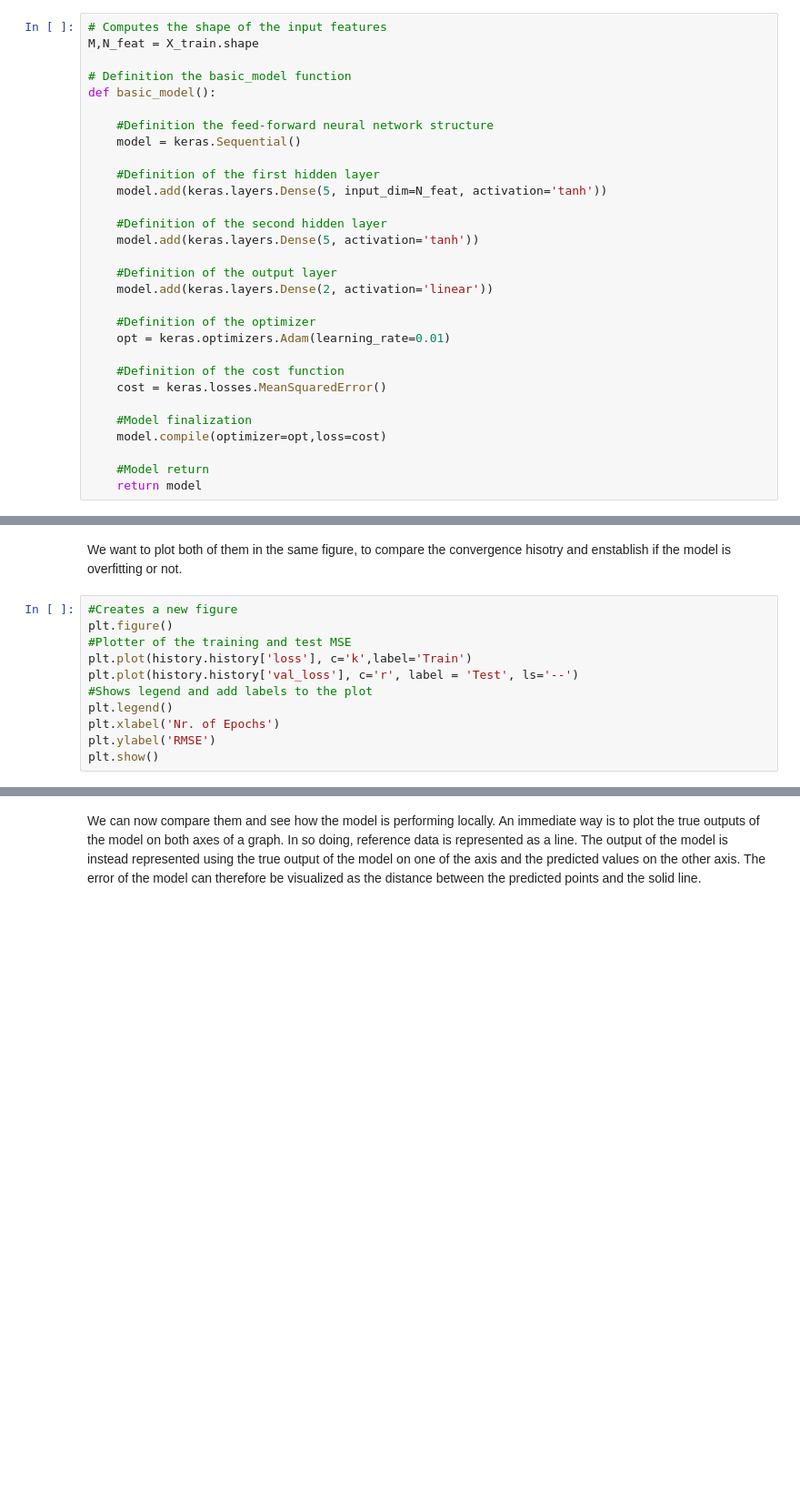
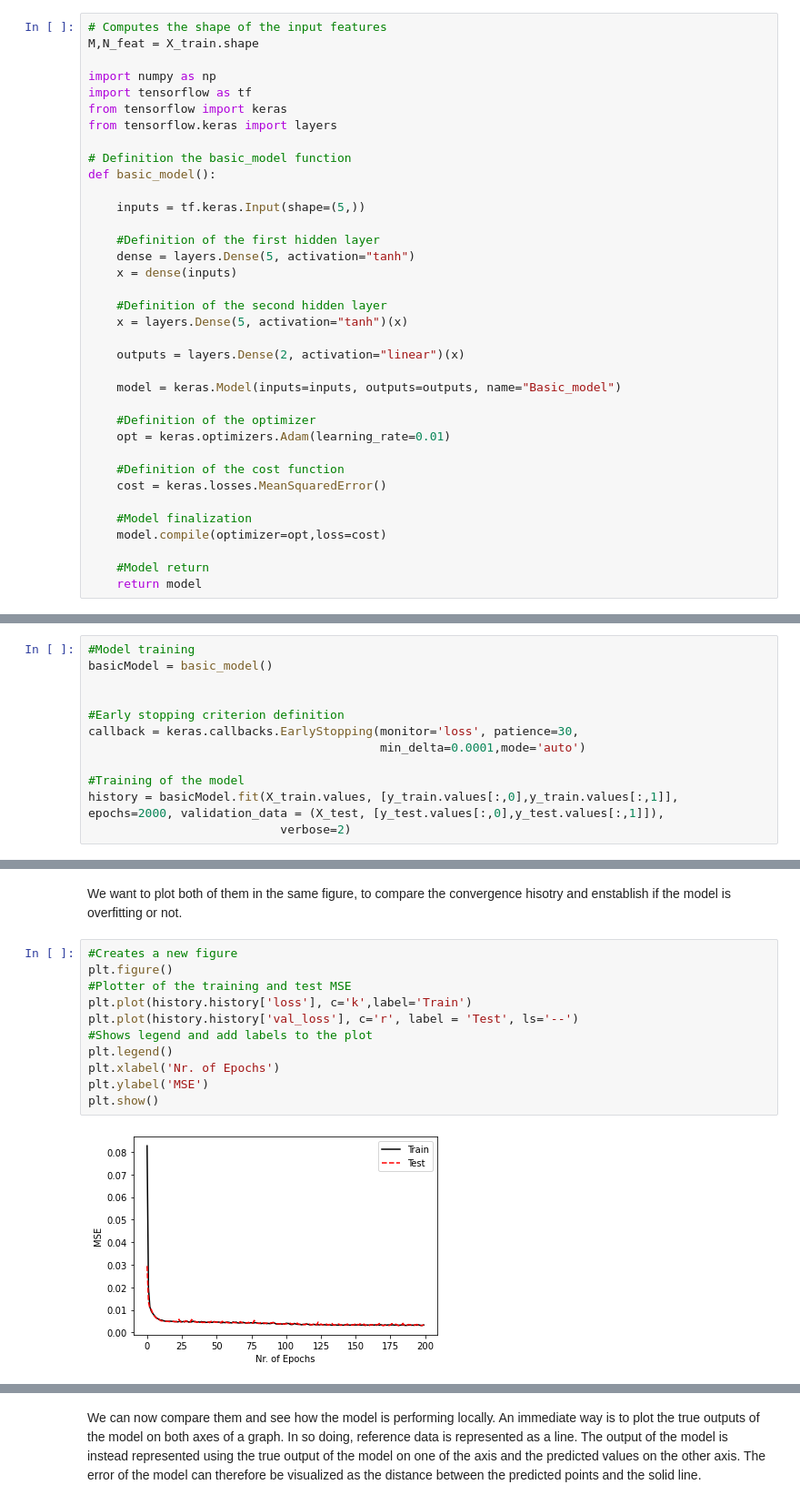
Before and after one commit to LolBurger/tutorialTE21, a Jupyter notebook: tutorial.ipynb, the cells around one changed output, grey strips where cells are left out. Shown: that part at 91% size. Drawn from its saved outputs; the diff is of its cells as text; blank space fills up the shorter version.

```diff
--- a/tutorial.ipynb
+++ b/tutorial.ipynb
@@ -213,20 +199,26 @@ deep-learning APIs like Keras distribute functions that dramatically speed up th
 # Computes the shape of the input features
 M,N_feat = X_train.shape
 
+import numpy as np
+import tensorflow as tf
+from tensorflow import keras
+from tensorflow.keras import layers
+
 # Definition the basic_model function
 def basic_model():
 
-    #Definition the feed-forward neural network structure
-    model = keras.Sequential()
+    inputs = tf.keras.Input(shape=(5,))
 
     #Definition of the first hidden layer
-    model.add(keras.layers.Dense(5, input_dim=N_feat, activation='tanh'))
+    dense = layers.Dense(5, activation="tanh")
+    x = dense(inputs)
 
     #Definition of the second hidden layer
-    model.add(keras.layers.Dense(5, activation='tanh'))
+    x = layers.Dense(5, activation="tanh")(x)
 
-    #Definition of the output layer
-    model.add(keras.layers.Dense(2, activation='linear'))
+    outputs = layers.Dense(2, activation="linear")(x)
+
+    model = keras.Model(inputs=inputs, outputs=outputs, name="Basic_model")
 
     #Definition of the optimizer
     opt = keras.optimizers.Adam(learning_rate=0.01)
@@ -260,0 +281,12 @@ history = basic_model().fit(X_train, y_train, epochs=200, validation_data = (X_t
+# %%
+#Model training
+basicModel = basic_model()
+
+
+#Early stopping criterion definition
+callback = keras.callbacks.EarlyStopping(monitor='loss', patience=30,
+                                         min_delta=0.0001,mode='auto')
+
+#Training of the model
+history = basicModel.fit(X_train.values, [y_train.values[:,0],y_train.values[:,1]], epochs=2000, validation_data = (X_test, [y_test.values[:,0],y_test.values[:,1]]),
+                           verbose=2)
@@ -268,12 +320,14 @@ We want to plot both of them in the same figure, to compare the convergence hiso
 # %%
 #Creates a new figure
 plt.figure()
 #Plotter of the training and test MSE
 plt.plot(history.history['loss'], c='k',label='Train')
 plt.plot(history.history['val_loss'], c='r', label = 'Test', ls='--')
 #Shows legend and add labels to the plot
 plt.legend()
 plt.xlabel('Nr. of Epochs')
-plt.ylabel('RMSE')
+plt.ylabel('MSE')
 plt.show()
+# %% [output]
+[figure, added]
 # %% [markdown]
```
Also changed, not shown: parts of 48 cells of this notebook.
